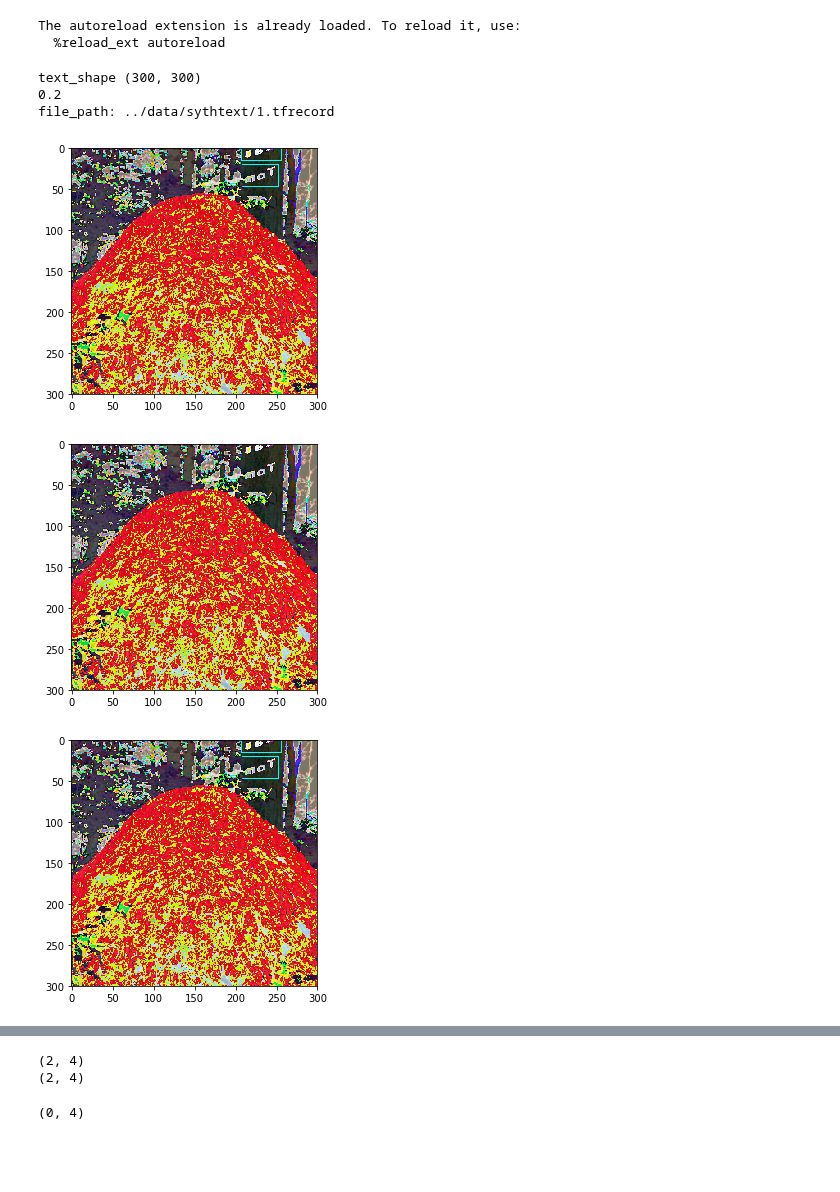
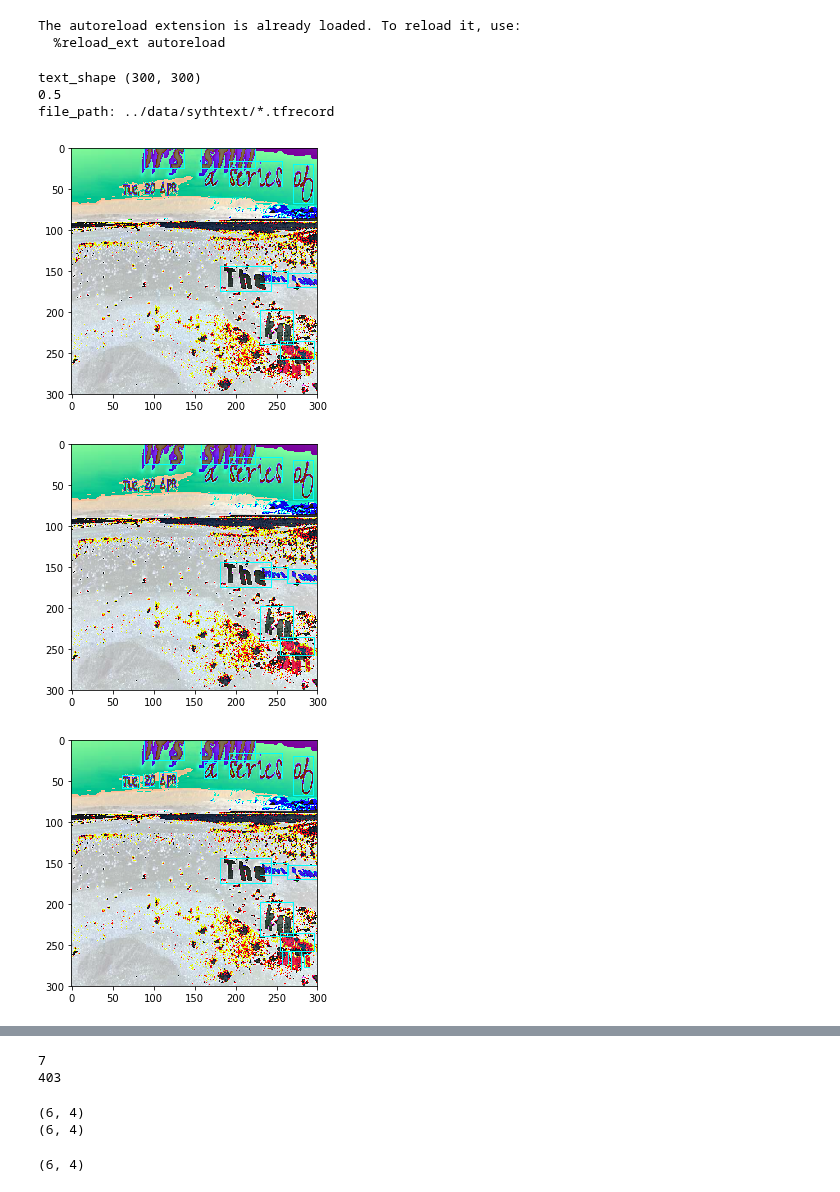
Before and after one commit to bindung/TextBoxes-TensorFlow, a Jupyter notebook: Notes/Untitled.ipynb, the cells around one changed output, grey strips where cells are left out. Drawn from its saved outputs; the diff is of its cells as text; code cells hidden in the pictures; blank space fills up the shorter version.

```diff
--- a/Notes/Untitled.ipynb
+++ b/Notes/Untitled.ipynb
@@ -35,15 +35,15 @@ with tf.Graph().as_default():
     print text_net.params.match_threshold
 
     ## dataset provider
-    dataset = sythtextprovider.get_datasets('../data/sythtext/',file_pattern='1.tfrecord')
+    dataset = sythtextprovider.get_datasets('../data/sythtext/',file_pattern='*.tfrecord')
 
     data_provider = slim.dataset_data_provider.DatasetDataProvider(
             dataset, common_queue_capacity=32, common_queue_min=2)
 
-    [image, shape, glabels, gbboxes,height,width] = \
+    [image, shape, glabels, gbboxes] = \
     data_provider.get(['image', 'shape',
                      'object/label',
-                     'object/bbox','height','width'])
+                     'object/bbox'])
 
     dst_image, glabels, gbboxes,num = \
     txt_preprocessing.preprocess_image(image,  glabels,gbboxes,
@@ -57,37 +57,50 @@ with tf.Graph().as_default():
 
     with tf.Session() as sess:
         sess.run(tf.global_variables_initializer())
         with slim.queues.QueueRunners(sess):
-            for i in xrange(1):
+            error = []
+            box = []
+            for i in xrange(4):
                 rpredictions, rlocalisations, img ,gbboxes_= sess.run([gscores, glocalisations,dst_image,gbboxes])
                 rpredictions_2 = list(rpredictions)
                 localb = []
                 for i in range(6):
                     decodeb = np_methods.ssd_bboxes_decode(rlocalisations[i],text_anchors[i])
-                    localb.append(decodeb[np.where(rpredictions[i] > 0.4)])
+                    localb.append(decodeb[np.where(rpredictions[i] > 0.5)])
                     pre2 = np.expand_dims(1-rpredictions[i], -1)
                     rpredictions[i] = np.concatenate([pre2, np.expand_dims(rpredictions[i], -1)],axis = -1)
                 rclasses, rscores, rbboxes = np_methods.ssd_bboxes_select(
                         rpredictions, rlocalisations, text_anchors,
                         select_threshold=0.001, img_shape=text_shape, num_classes=2, decode=True)
 
                 rbboxes = np_methods.bboxes_clip(rbboxes)
                 rclasses, rscores, rbboxes = np_methods.bboxes_sort(rclasses, rscores, rbboxes, top_k=-1)
                 rclasses, rscores, rbboxes = np_methods.bboxes_nms(rclasses, rscores, rbboxes,
                                                                   nms_threshold=0.45)
                 #Resize bboxes to original image shape. Note: useless for Resize.WARP!
                 bboxes = np.concatenate(localb, 0)
+
                 image_ = np.uint8(img)*255
+
                 img = image_.copy()
                 visualize_bbox(img, rbboxes)
+
                 img = image_.copy()
                 visualize_bbox(img, bboxes)
                 img = image_.copy()
                 visualize_bbox(img, gbboxes_)
+
+                for i in range(6):
+                    #pass
+                    box.append(rlocalisations[i][np.where(rpredictions_2[i] > 0.5)].shape[0])
+                #error.append((gbboxes_.shape[0] - rbboxes.shape[0]))
+                error.append((gbboxes_.shape[0] - rbboxes.shape[0]))
+            print sum(error)
+            print sum(box)
 # %% [output]
 text_shape (300, 300)
-0.2
-file_path: ../data/sythtext/1.tfrecord
+0.5
+file_path: ../data/sythtext/*.tfrecord
-[figure, old version]
+[figure, new version]
-[figure, old version]
+[figure, new version]
-[figure, old version]
+[figure, new version]
@@ -94,12 +116,14 @@ file_path: ../data/sythtext/1.tfrecord
+7
+403
 # %%
 print rbboxes.shape
 print gbboxes_.shape
 #
 np_methods.bboxes_clip(gbboxes_)
-bboxes.shape
+rbboxes.shape
 # %% [output]
-(2, 4)
-(2, 4)
+(6, 4)
+(6, 4)
-(0, 4)
+(6, 4)
 # %%
 for i in range(6):
```
Also changed, not shown: parts of 6 cells of this notebook, 7 other files.
